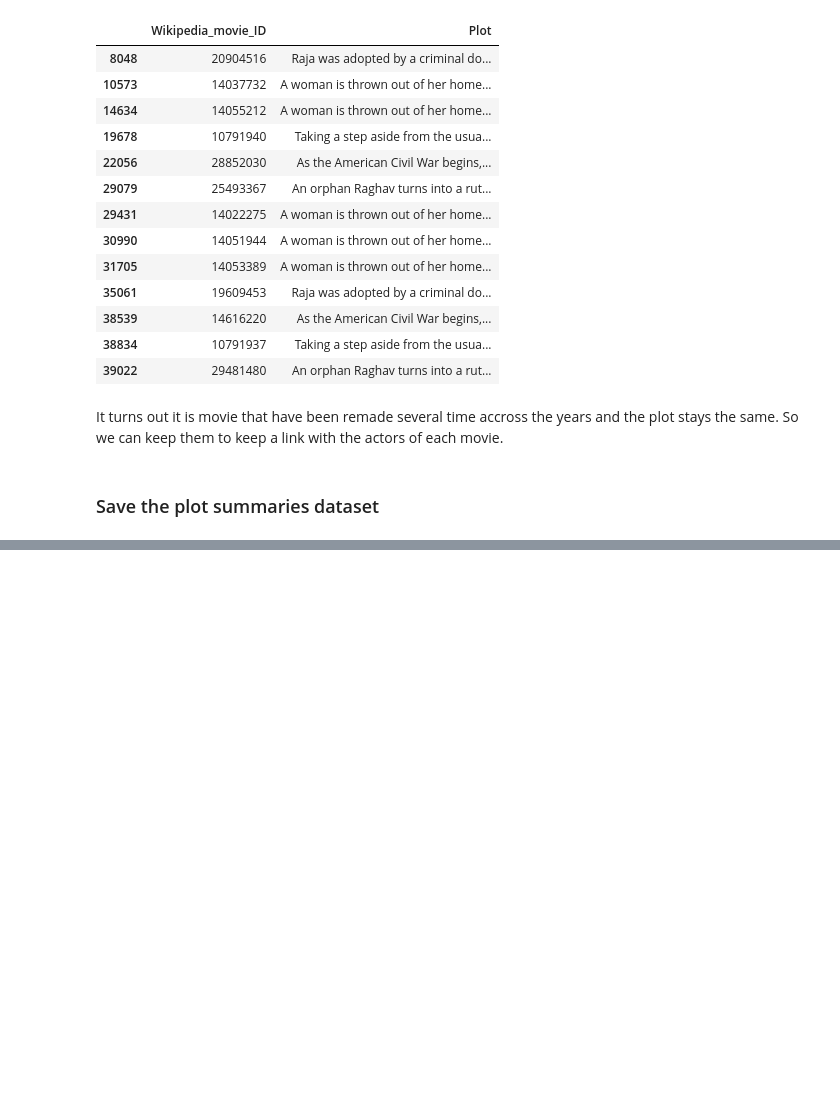
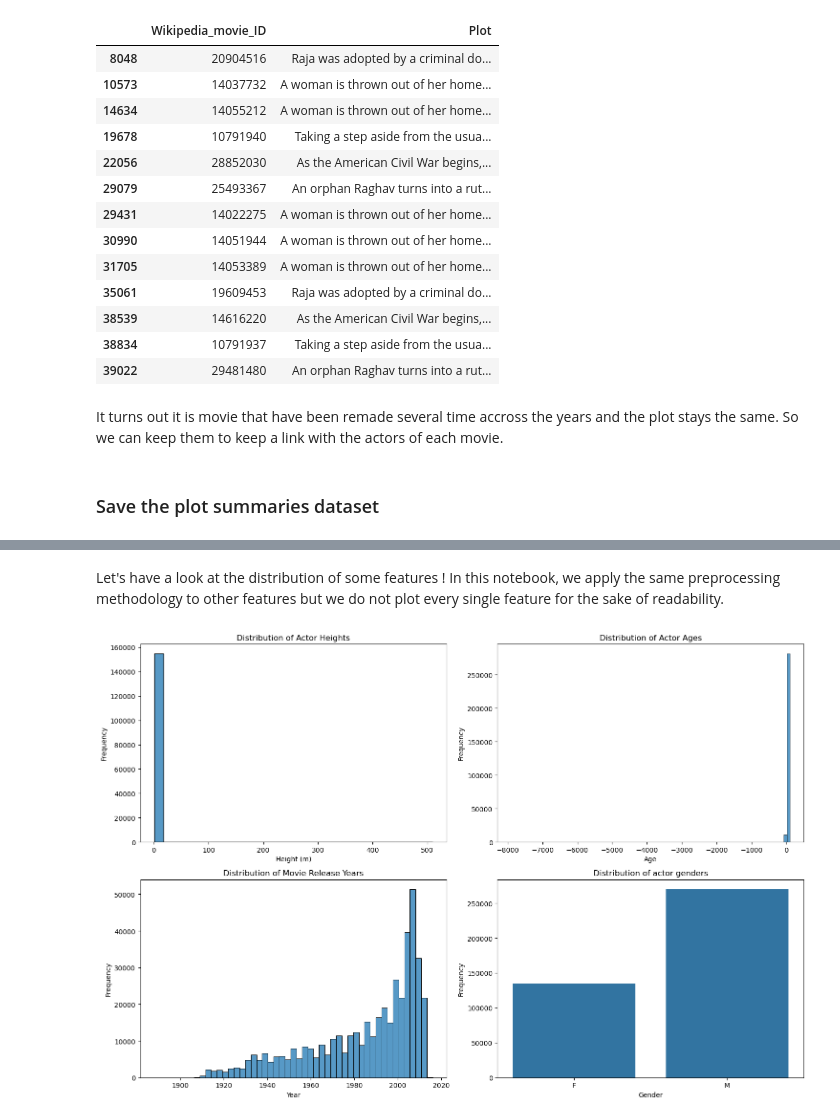
Before and after one commit to epfl-ada/ada-2024-project-adanonymous, a Jupyter notebook: src/utils/preprocessing.ipynb, the cells around one changed output, grey strips where cells are left out. Drawn from its saved outputs; the diff is of its cells as text; code cells hidden in the pictures; blank space fills up the shorter version.

Commit message:
Merged movie and plot preprocess and result

```diff
--- a/src/utils/preprocessing.ipynb
+++ b/src/utils/preprocessing.ipynb
@@ -680,0 +685,8 @@ summaries.to_pickle('../../data/plot_summaries.pkl')
+# %%
+# Load the character metadata using relative path
+character_metadata = pd.read_csv("../data/character.metadata.tsv", sep='\t')
+
+column_names = ['Wikipedia_Movie_ID', 'Freebase_Movie_ID', 'Movie_Release_Date', 'Character_Name', 'Actor_DOB', 'Actor_Gender', 'Actor_Height', 'Actor_Ethnicity', 'Actor_Name', 'Actor_Age_At_Movie_Release', 'Freebase_Character_Actor_Map_ID', 'Freebase_character_ID', 'Freebase_Actor_ID']
+character_metadata.columns = column_names
+
+character_metadata.sample(5)
@@ -680,0 +706,12 @@ summaries.to_pickle('../../data/plot_summaries.pkl')
+# %%
+character_metadata['Actor_DOB'] = pd.to_datetime(character_metadata['Actor_DOB'], format = 'mixed', errors='coerce')
+
+
+character_metadata['Movie_Release_Date'] = pd.to_datetime(character_metadata['Movie_Release_Date'], format = 'mixed', errors='coerce', utc=True)
+character_metadata['Movie_Release_Year'] = character_metadata['Movie_Release_Date'].dt.year
+
+
+character_metadata['Actor_DOB'] = pd.to_datetime(character_metadata['Actor_DOB'], format = 'mixed', errors='coerce', utc=True)
+character_metadata['Actor_YOB'] = character_metadata['Actor_DOB'].dt.year
+
+character_metadata.sample(5)
@@ -680,0 +725,28 @@ summaries.to_pickle('../../data/plot_summaries.pkl')
+# %% [markdown]
+Let's have a look at the distribution of some features ! In this notebook, we apply the same preprocessing methodology to other features but we do not plot every single feature for the sake of readability.
+# %%
+fig, axs = plt.subplots(2, 2, figsize=(15, 10))
+sns.histplot(character_metadata['Actor_Height'], bins=30, ax=axs[0, 0])
+axs[0, 0].set_title('Distribution of Actor Heights')
+axs[0, 0].set_xlabel('Height (m)')
+axs[0, 0].set_ylabel('Frequency')
+
+sns.histplot(character_metadata['Actor_Age_At_Movie_Release'], bins=92, ax=axs[0, 1])
+axs[0, 1].set_title('Distribution of Actor Ages')
+axs[0, 1].set_xlabel('Age')
+axs[0, 1].set_ylabel('Frequency')
+
+sns.histplot(character_metadata['Movie_Release_Year'], bins=49, ax=axs[1, 0])
+axs[1, 0].set_title('Distribution of Movie Release Years')
+axs[1, 0].set_xlabel('Year')
+axs[1, 0].set_ylabel('Frequency')
+
+sns.countplot(data=character_metadata, x='Actor_Gender', ax=axs[1, 1])
+axs[1, 1].set_title('Distribution of actor genders')
+axs[1, 1].set_xlabel('Gender')
+axs[1, 1].set_ylabel('Frequency')
+
+plt.tight_layout()
+plt.show()
+# %% [output]
+[figure, added]
```
Also changed, not shown: parts of 28 cells of this notebook, 6 other files.
